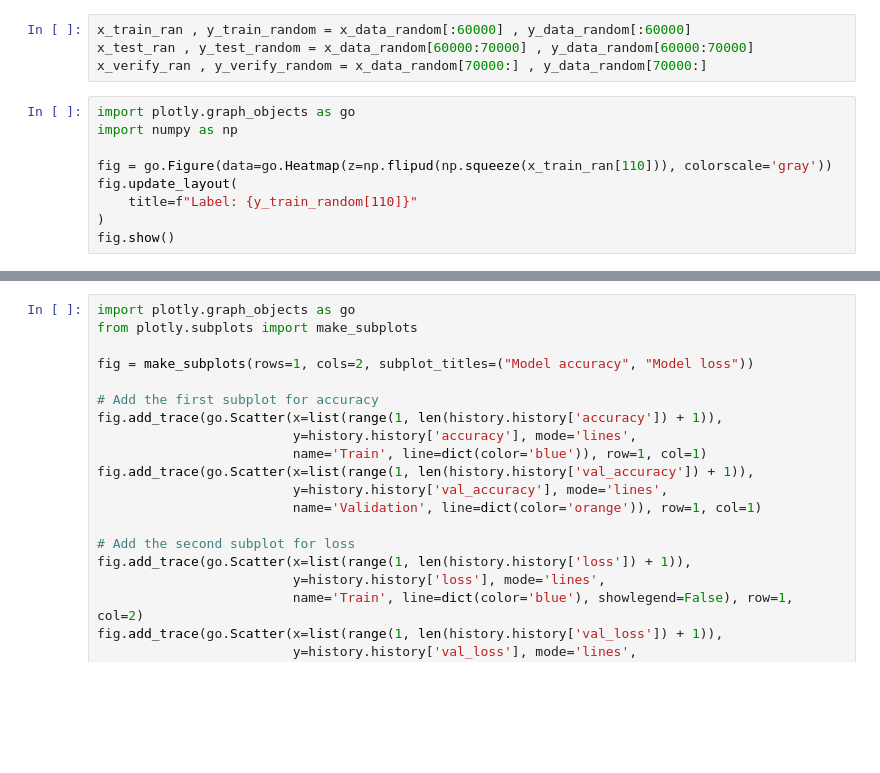
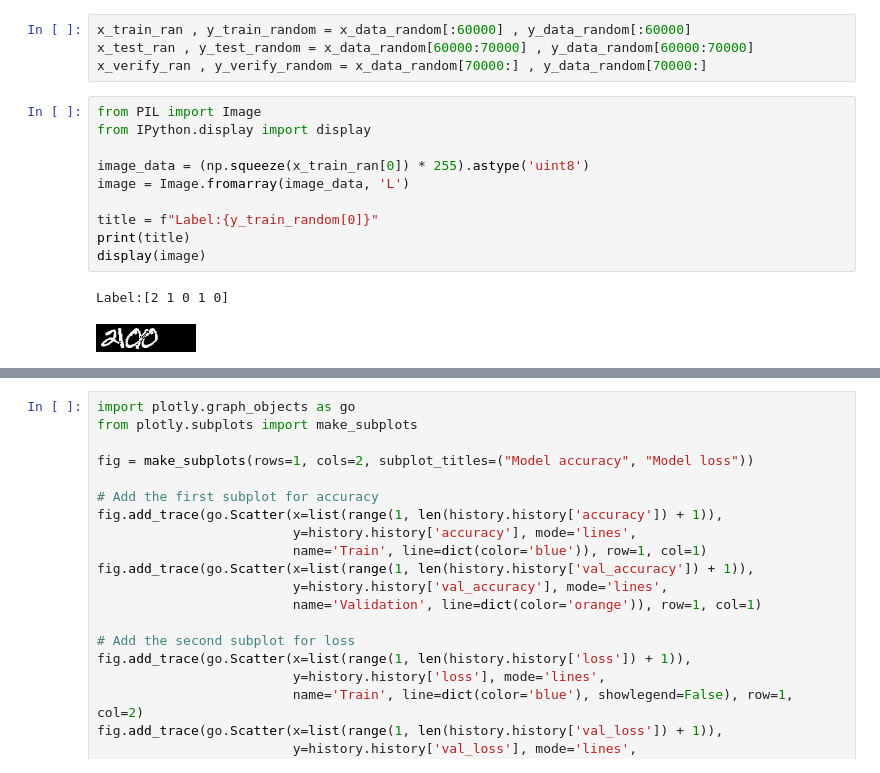
Before and after one commit to rookie141082/mnist, a Jupyter notebook: mnist-d.ipynb, the cells around one changed output, grey strips where cells are left out. Saved outputs shown, nothing was run; the diff lists cells and outputs as text; blank space fills up the shorter version.

```diff
--- a/mnist-d.ipynb
+++ b/mnist-d.ipynb
@@ -57,15 +57,19 @@ end
 x_train_ran , y_train_random = x_data_random[:60000] , y_data_random[:60000]
 x_test_ran , y_test_random = x_data_random[60000:70000] , y_data_random[60000:70000]
 x_verify_ran , y_verify_random = x_data_random[70000:] , y_data_random[70000:]
-# %%
-import plotly.graph_objects as go
-import numpy as np
-
-fig = go.Figure(data=go.Heatmap(z=np.flipud(np.squeeze(x_train_ran[110])), colorscale='gray'))
-fig.update_layout(
-    title=f"Label: {y_train_random[110]}"
-)
-fig.show()
+# %%
+from PIL import Image
+from IPython.display import display
+
+image_data = (np.squeeze(x_train_ran[0]) * 255).astype('uint8')
+image = Image.fromarray(image_data, 'L')
+
+title = f"Label:{y_train_random[0]}"
+print(title)
+display(image)
+# %% [output]
+Label:[2 1 0 1 0]
+[figure, added]
 # %%
 import tensorflow as tf
 from tensorflow.keras.layers import Input, Conv2D, MaxPooling2D, Reshape, Dense, LSTM, Bidirectional
```
Also changed, not shown: parts of 5 cells of this notebook, 1 other file.
